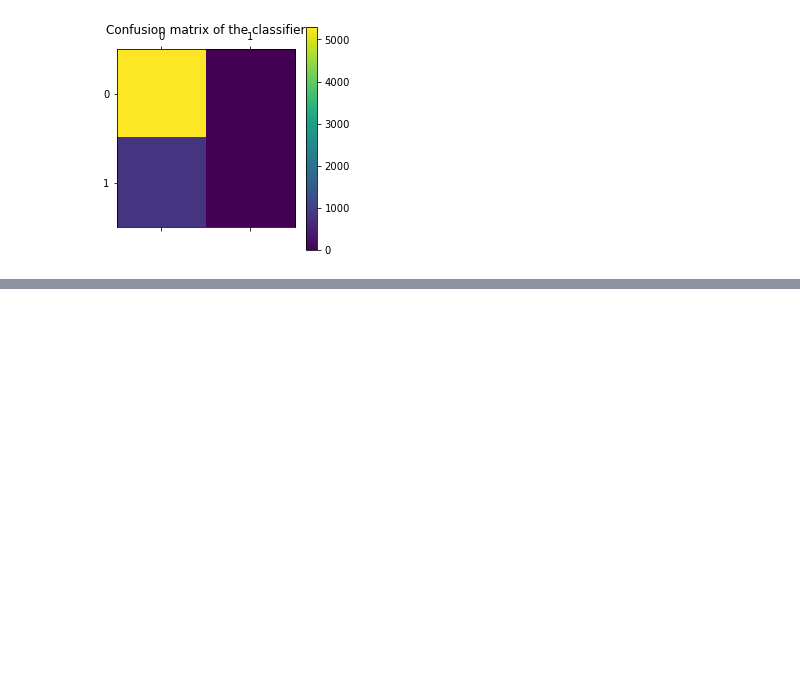
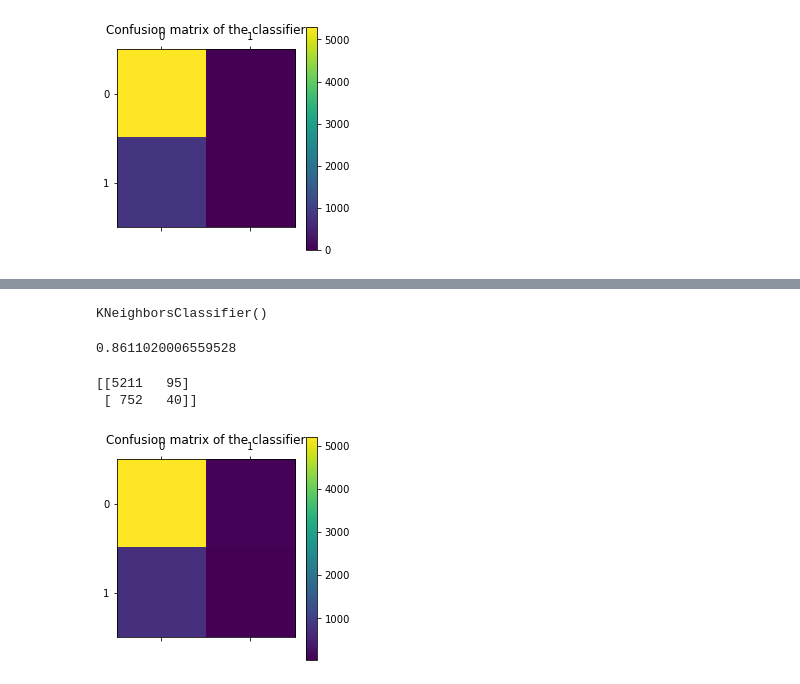
Before and after one commit to Cheeseburgerfly/AIAssignment, a Jupyter notebook: Latest.ipynb, the cells around one changed output, grey strips where cells are left out. Drawn from its saved outputs; the diff is of its cells as text; code cells hidden in the pictures; blank space fills up the shorter version.

```diff
--- a/Latest.ipynb
+++ b/Latest.ipynb
@@ -30,2 +51,4 @@ old.head()
 # %%
 df = old.dropna()
+# %%
+df['duration'] = df['duration'].apply(lambda n:n/60).round(2)
@@ -52,3 +81,11 @@ euribor3m         0
 nr.employed       0
 y                 0
 dtype: int64
+# %%
+is_NaN = df.isnull()
+row_has_NaN = is_NaN.any(axis=1)
+rows_with_NaN = df[row_has_NaN]
+
+print(rows_with_NaN)
+
+df = df.dropna()
@@ -660,3 +698,27 @@ weighted avg       0.76      0.87      0.81      6098
 # %%
-LR = KNeighborsClassifier()
-LR.fit(X_train, Y_train)
+KN = KNeighborsClassifier()
+KN.fit(X_train, Y_train)
+# %% [output]
+KNeighborsClassifier()
+# %%
+predictions = KN.predict(X_test)
+# %%
+print(accuracy_score(Y_test, predictions))
+# %% [output]
+0.8611020006559528
+# %%
+# Confusion Matrix
+from sklearn.metrics import confusion_matrix
+import pylab as pl
+
+print(confusion_matrix(Y_test, predictions))
+
+cm = confusion_matrix(Y_test, predictions)
+pl.matshow(cm)
+pl.title('Confusion matrix of the classifier')
+pl.colorbar()
+pl.show()
+# %% [output]
+[[5211   95]
+ [ 752   40]]
+[figure, added]
```
Also changed, not shown: parts of 45 cells of this notebook, 1 other file.
